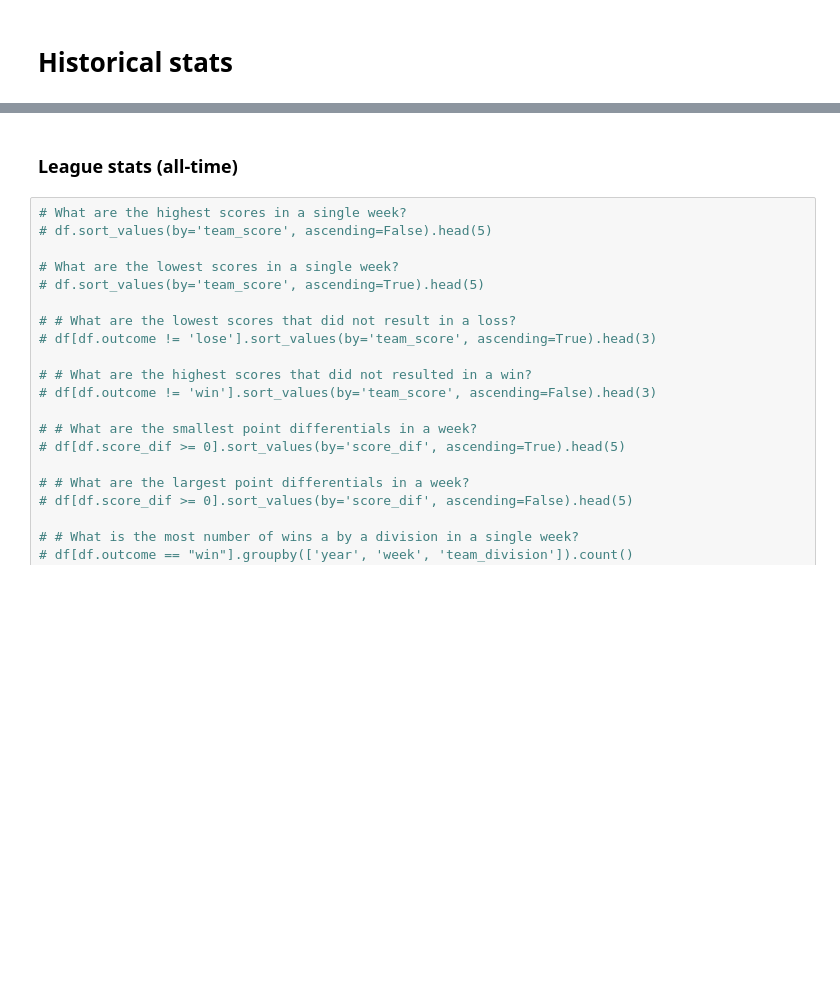
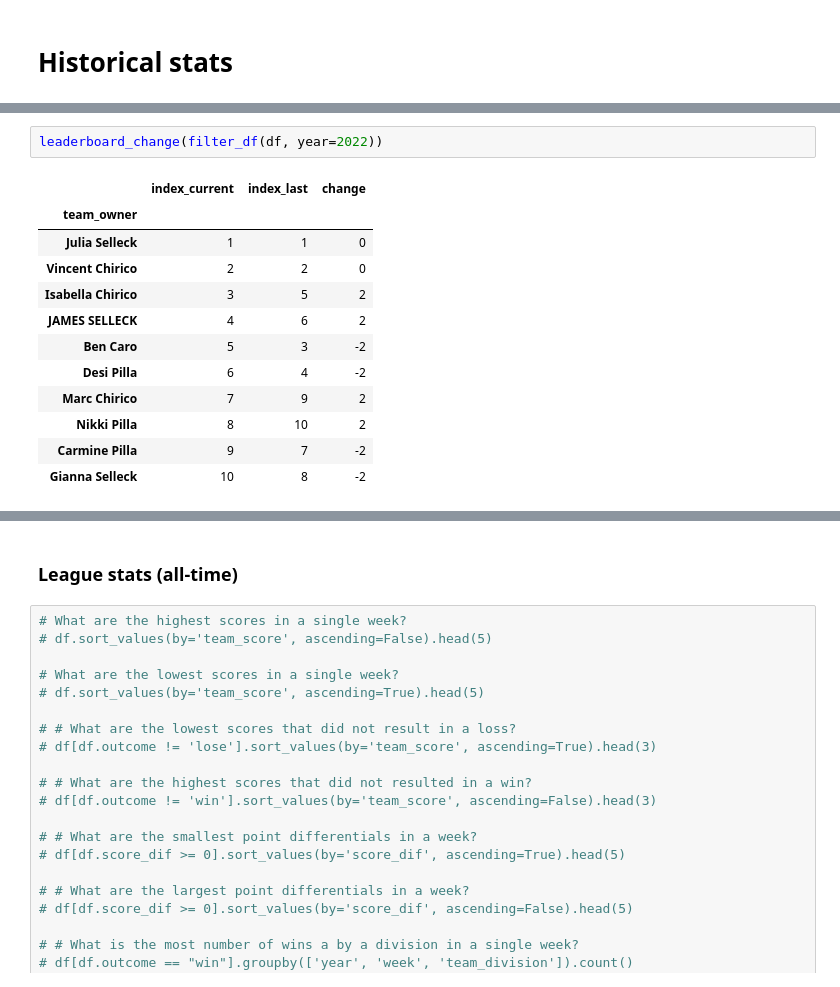
Before and after one commit to DesiPilla/espn-api-v3, a Jupyter notebook: src/new espn.ipynb, the cells around one changed output, grey strips where cells are left out. Cells and saved outputs as stored; diff of their text form; blank space fills up the shorter version.

```diff
--- a/src/new espn.ipynb
+++ b/src/new espn.ipynb
@@ -78,0 +93,15 @@ Name: is_playoff, Length: 84, dtype: bool
+# %%
+leaderboard_change(filter_df(df, year=2022))
+# %% [output]
+|  | index_current | index_last | change |
+| team_owner |  |  |  |
+| Julia Selleck | 1 | 1 | 0 |
+| Vincent Chirico | 2 | 2 | 0 |
+| Isabella Chirico | 3 | 5 | 2 |
+| JAMES SELLECK | 4 | 6 | 2 |
+| Ben Caro | 5 | 3 | -2 |
+| Desi Pilla | 6 | 4 | -2 |
+| Marc Chirico | 7 | 9 | 2 |
+| Nikki Pilla | 8 | 10 | 2 |
+| Carmine Pilla | 9 | 7 | -2 |
+| Gianna Selleck | 10 | 8 | -2 |
```
Also changed, not shown: parts of 10 cells of this notebook, 1 other file.
